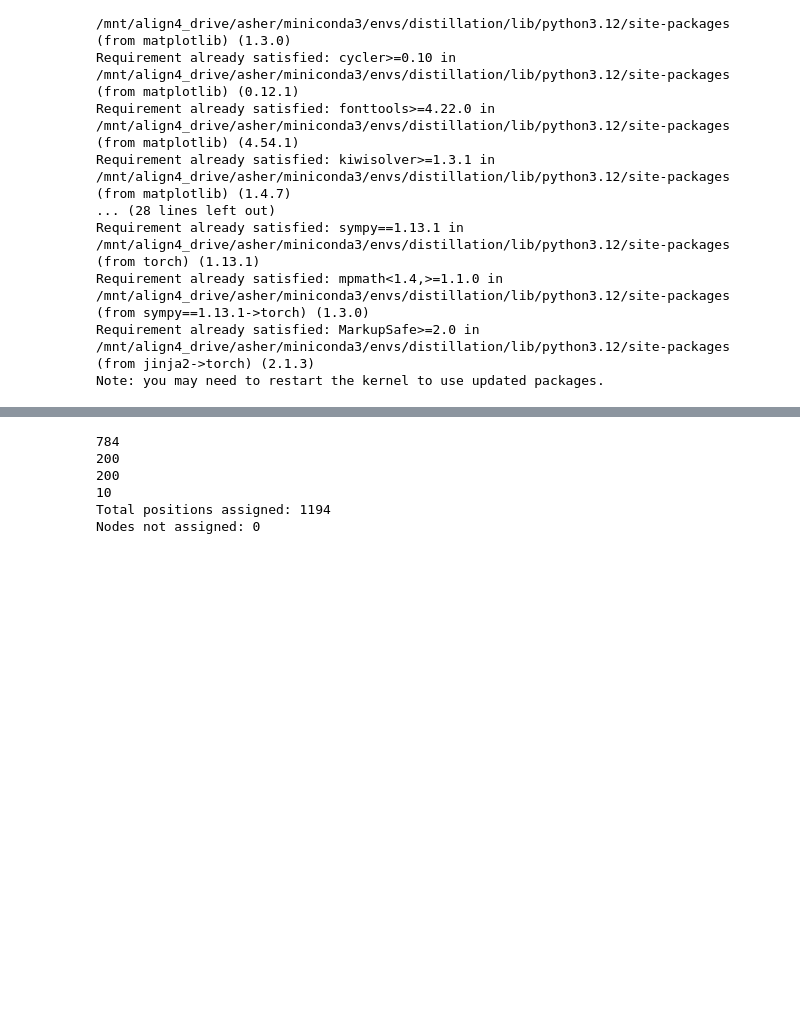
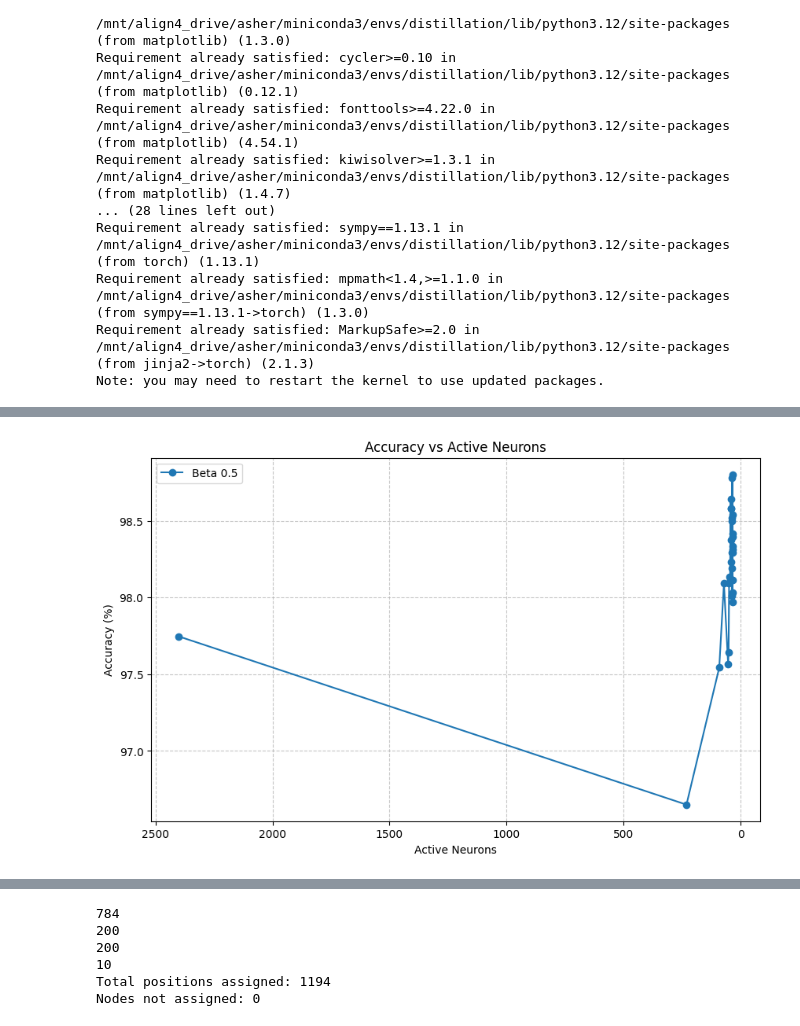
Before and after one commit to ejmichaud/narrow, a Jupyter notebook: asher/plots.ipynb, the cells around one changed output, grey strips where cells are left out. Drawn from its saved outputs; the diff is of its cells as text; code cells hidden in the pictures; blank space fills up the shorter version.

```diff
--- a/asher/plots.ipynb
+++ b/asher/plots.ipynb
@@ -77,4 +80,0 @@ plot_performance(data)
-# %%
-data = load_accuracies_from_csv("./pruning_accuracies.csv")
-print(data)
-plot_performance(data)
@@ -83,0 +81,91 @@ plot_performance(data)
+# %%
+### EQUIVALENT METHODS FOR VISUALIZING PRUNING DATA
+
+def load_accuracies_by_neurons(filepath):
+    """Load data from a CSV file with columns Active Neurons, Beta, and Accuracy."""
+    data = []
+    with open(filepath, mode='r', newline='') as file:
+        reader = csv.DictReader(file)
+        for row in reader:
+            active_neurons = int(row['Active Neurons'])
+            beta = float(row['Beta'])
+            accuracy = float(row['Accuracy'])
+            epoch = int(row['Epoch'])
+            total_datapoints = int(row['Total Datapoints'])
+            data.append({
+                'Active Neurons': active_neurons,
+                'Beta': beta,
+                'Accuracy': accuracy,
+                'Epoch': epoch,
+                'Total Datapoints': total_datapoints,
+            })
+    return data
+
+def plot_neurons_vs_accuracy(data):
+    """Plot Accuracy versus Active Neurons, optionally grouped by Beta."""
+    plt.figure(figsize=(10, 6))
+    betas = sorted(set(d['Beta'] for d in data))
+    for beta in betas:
+        beta_data = [d for d in data if d['Beta'] == beta]
+        beta_data.sort(key=lambda x: x['Active Neurons'])
+        active_neurons = [d['Active Neurons'] for d in beta_data]
+        accuracies = [d['Accuracy'] for d in beta_data]
+        plt.plot(active_neurons, accuracies, 'o-', label=f'Beta {beta}')
+    plt.xlabel('Active Neurons')
+    plt.ylabel('Accuracy (%)')
+    plt.title('Accuracy vs Active Neurons')
+    plt.legend()
+    plt.grid(True, linestyle='--', alpha=0.7)
+    plt.gca().invert_xaxis()
+    plt.show()
+
+def plot_epochs_vs_neurons(data):
+    """Plot Neurons Remaining versus Actual Epochs."""
+    plt.figure(figsize=(10, 6))
+    epochs = [d['Epoch'] for d in data]  # Use actual epochs from data
+    neurons_remaining = [d['Active Neurons'] for d in data]
+
+    plt.plot(epochs, neurons_remaining, 'o-', label='Neurons Remaining')
+    plt.xlabel('Epochs')
+    plt.ylabel('Neurons Remaining')
+    plt.yscale('log')  # Set y-axis to log scale
+    plt.title('Neurons Remaining vs Epochs')
+    plt.grid(True, linestyle='--', alpha=0.7)
+    plt.legend()
+    plt.show()
+
+def plot_epochs_vs_accuracy(data):
+    """Plot Accuracy versus Actual Epochs."""
+    plt.figure(figsize=(10, 6))
+    epochs = [d['Epoch'] for d in data]  # Use actual epochs from data
+    accuracies = [d['Accuracy'] for d in data]
+
+    plt.plot(epochs, accuracies, 'o-', label='Accuracy')
+    plt.xlabel('Epochs')
+    plt.ylabel('Accuracy (%)')
+    plt.title('Accuracy vs Epochs')
+    plt.grid(True, linestyle='--', alpha=0.7)
+    plt.legend()
+    plt.show()
+
+def plot_total_datapoints_vs_neurons(data):
+    """Plot Total Datapoints versus Neurons Remaining."""
+    plt.figure(figsize=(10, 6))
+    total_datapoints = [d['Total Datapoints'] for d in data]
+    neurons_remaining = [d['Active Neurons'] for d in data]
+
+    plt.plot(total_datapoints, neurons_remaining, 'o-', label='Neurons Remaining')
+    plt.xlabel('Total Datapoints')
+    plt.ylabel('Neurons Remaining')
+    plt.title('Neurons Remaining vs Total Datapoints')
+    plt.grid(True, linestyle='--', alpha=0.7)
+    plt.legend()
+    plt.show()
+
+data = load_accuracies_by_neurons('./data/tied_l2_with_lhalf/pruning_accuracies_run9.csv')
+plot_neurons_vs_accuracy(data)
+plot_epochs_vs_accuracy(data)
+plot_epochs_vs_neurons(data)
+plot_total_datapoints_vs_neurons(data)
+# %% [output]
+[figure, added]
```
Also changed, not shown: parts of 9 cells of this notebook, 5 other files.
